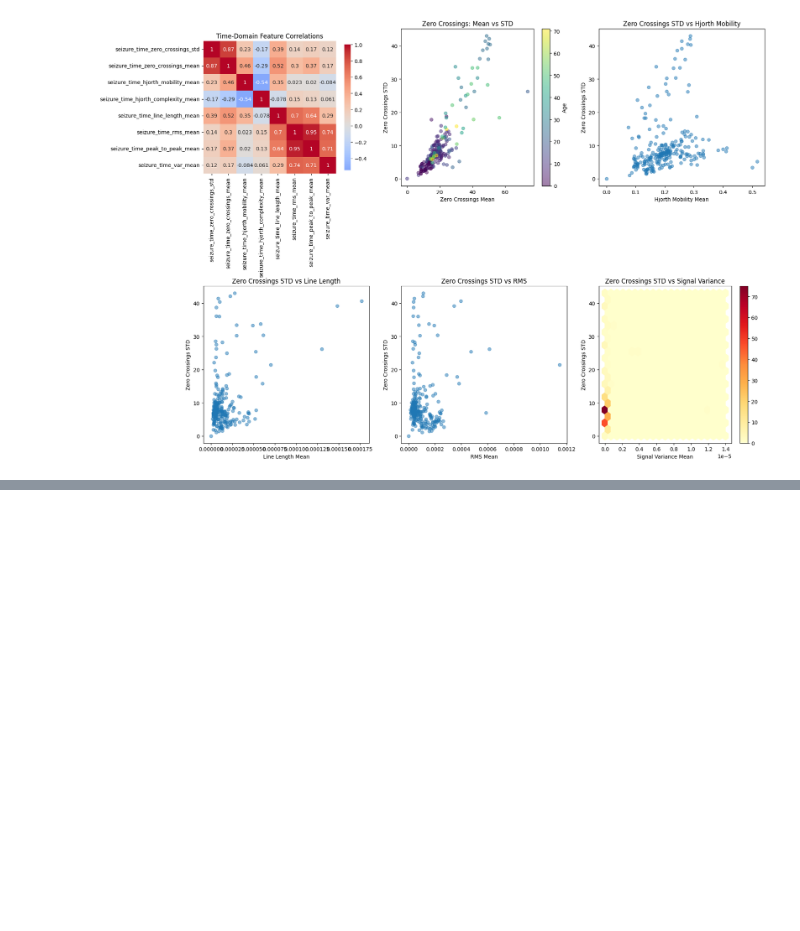
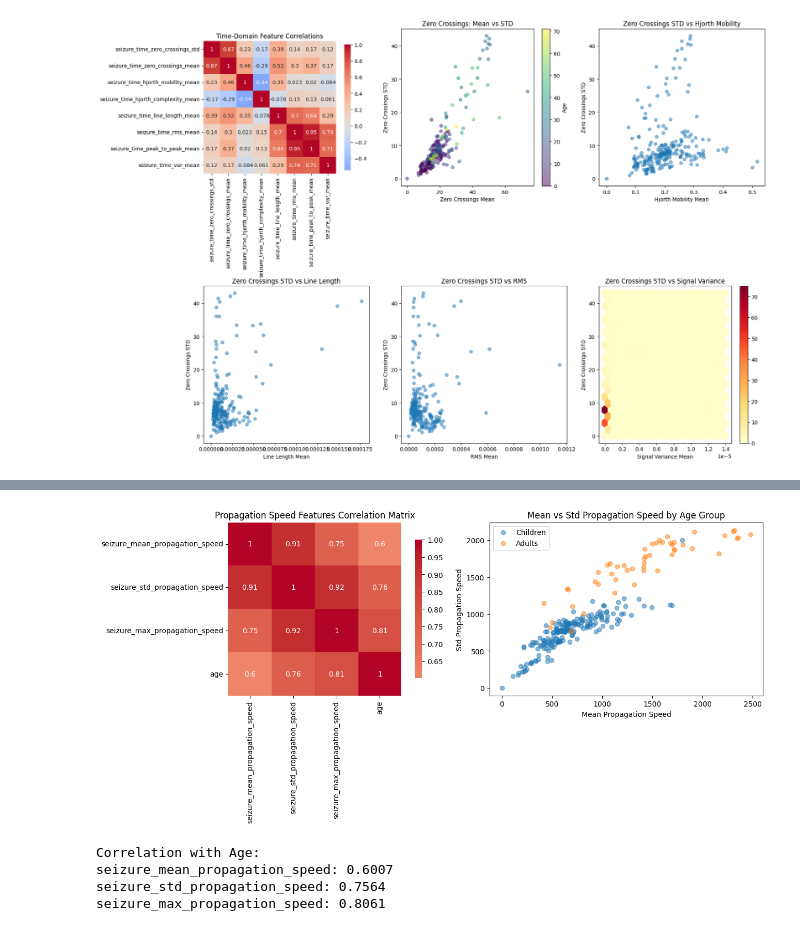
Before and after one commit to bonesclarke/epilepsy_data_exploration, a Jupyter notebook: extracted-eeg-data-analysis.ipynb, the cells around one changed output, grey strips where cells are left out. Drawn from its saved outputs; the diff is of its cells as text; code cells hidden in the pictures; blank space fills up the shorter version.

```diff
--- a/extracted-eeg-data-analysis.ipynb
+++ b/extracted-eeg-data-analysis.ipynb
@@ -249,0 +578,8 @@ analyze_zc_time_domain_relationships()
+# %%
+analyze_propagation_speed_correlations(processed_df, age_threshold=22)
+# %% [output]
+[figure, added]
+Correlation with Age:
+seizure_mean_propagation_speed: 0.6007
+seizure_std_propagation_speed: 0.7564
+seizure_max_propagation_speed: 0.8061
```
Also changed, not shown: parts of 10 cells of this notebook, 5 other files.
